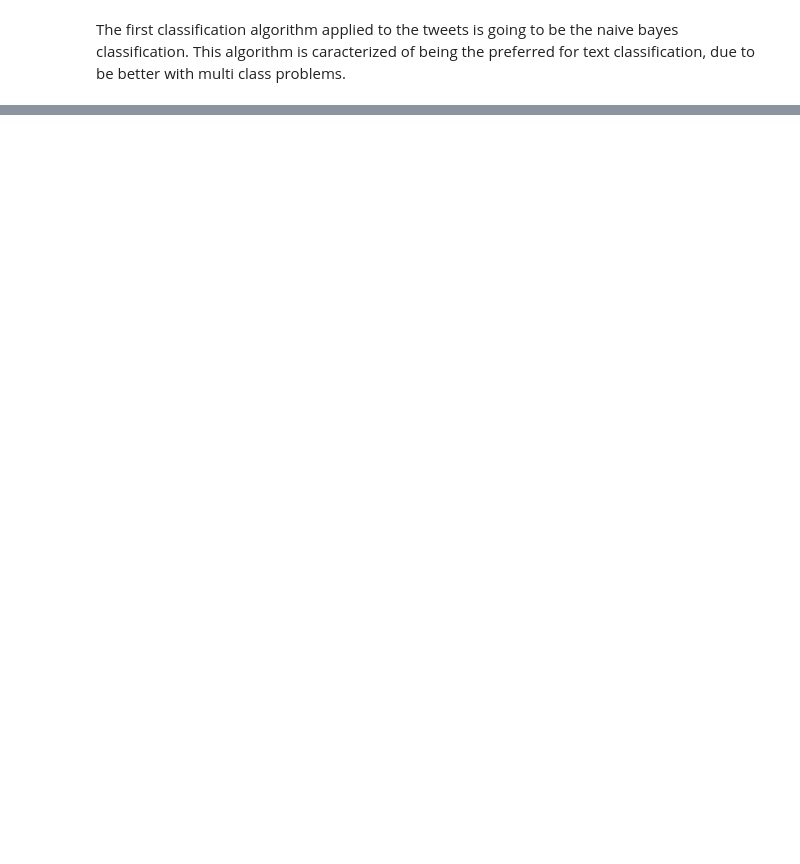
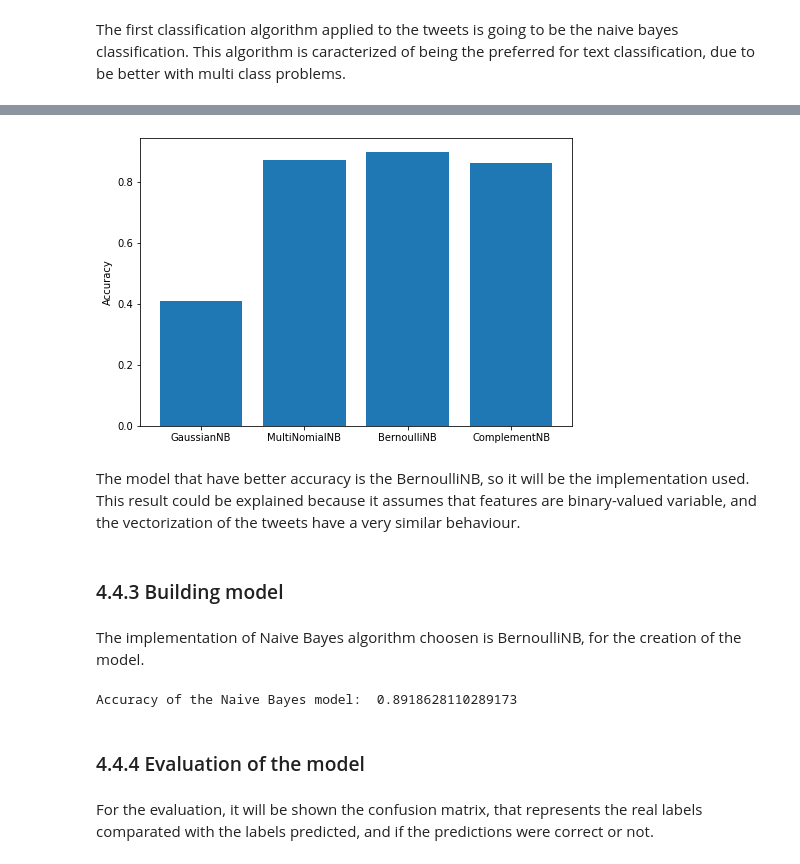
Before and after one commit to raulbs7/Machine-Learning-Techniques-Project, a Jupyter notebook: NLP_Supervised_Project/4_Classification.ipynb, the cells around one changed output, grey strips where cells are left out. Cells and saved outputs as stored; diff of their text form; code cells hidden in the pictures; blank space fills up the shorter version.

```diff
--- a/NLP_Supervised_Project/4_Classification.ipynb
+++ b/NLP_Supervised_Project/4_Classification.ipynb
@@ -102,0 +114,2 @@ test.reset_index(inplace = True)
+# %%
+X_train, X_test, y_train, y_test = train_test_split(features_norm, tweets['class'], test_size=.3)
@@ -102,0 +123,51 @@ test.reset_index(inplace = True)
+# %%
+# Preparing the cross validation
+cv = KFold(n_splits=10, shuffle=True)
+# %%
+# Listing alf the different implementations of Naive Bayes
+names = ['GaussianNB', 'MultiNomialNB', 'BernoulliNB', 'ComplementNB']
+classifiers = [GaussianNB(), MultinomialNB(), BernoulliNB(), ComplementNB()]
+# %%
+num_splits = 10
+classifiers_scores = []
+
+for clf in classifiers:
+  fold_accuracy = []
+  for train_fold, test_fold in cv.split(X_train, y_train):
+    # Random division of the train set to do cross validation
+    f_train_X = X_train[train_fold]
+    f_test_X = X_train[test_fold]
+    f_train_y = y_train.iloc[train_fold]
+    f_test_y = y_train.iloc[test_fold]
+    # FIT THE MODEL
+    f_model = clf.fit(f_train_X.todense(), f_train_y)
+    # PREDICT AND SCORE
+    accuracy = f_model.score(f_test_X.todense(), f_test_y)
+    fold_accuracy.append(accuracy)
+  classifiers_scores.append(sum(fold_accuracy)/len(fold_accuracy))
+
+fig = plt.figure()
+ax = fig.add_axes([0,0,1,1])
+ax.bar(names, classifiers_scores)
+plt.ylabel('Accuracy')
+plt.show()
+# %% [output]
+[figure, added]
+# %% [markdown]
+The model that have better accuracy is the BernoulliNB, so it will be the implementation used. This result could be explained because it assumes that features are binary-valued variable, and the vectorization of the tweets have a very similar behaviour.
+# %% [markdown]
+### 4.4.3 Building model
+# %% [markdown]
+The implementation of Naive Bayes algorithm choosen is BernoulliNB, for the creation of the model.
+# %%
+clf = BernoulliNB()
+clf.fit(X_train, y_train)
+y_pred = clf.predict(X_test)
+acc = accuracy_score(y_test, y_pred)
+print ('Accuracy of the Naive Bayes model: ', acc)
+# %% [output]
+Accuracy of the Naive Bayes model:  0.8918628110289173
+# %% [markdown]
+### 4.4.4 Evaluation of the model
+# %% [markdown]
+For the evaluation, it will be shown the confusion matrix, that represents the real labels comparated with the labels predicted, and if the predictions were correct or not.
```
Also changed, not shown: parts of 34 cells of this notebook.
